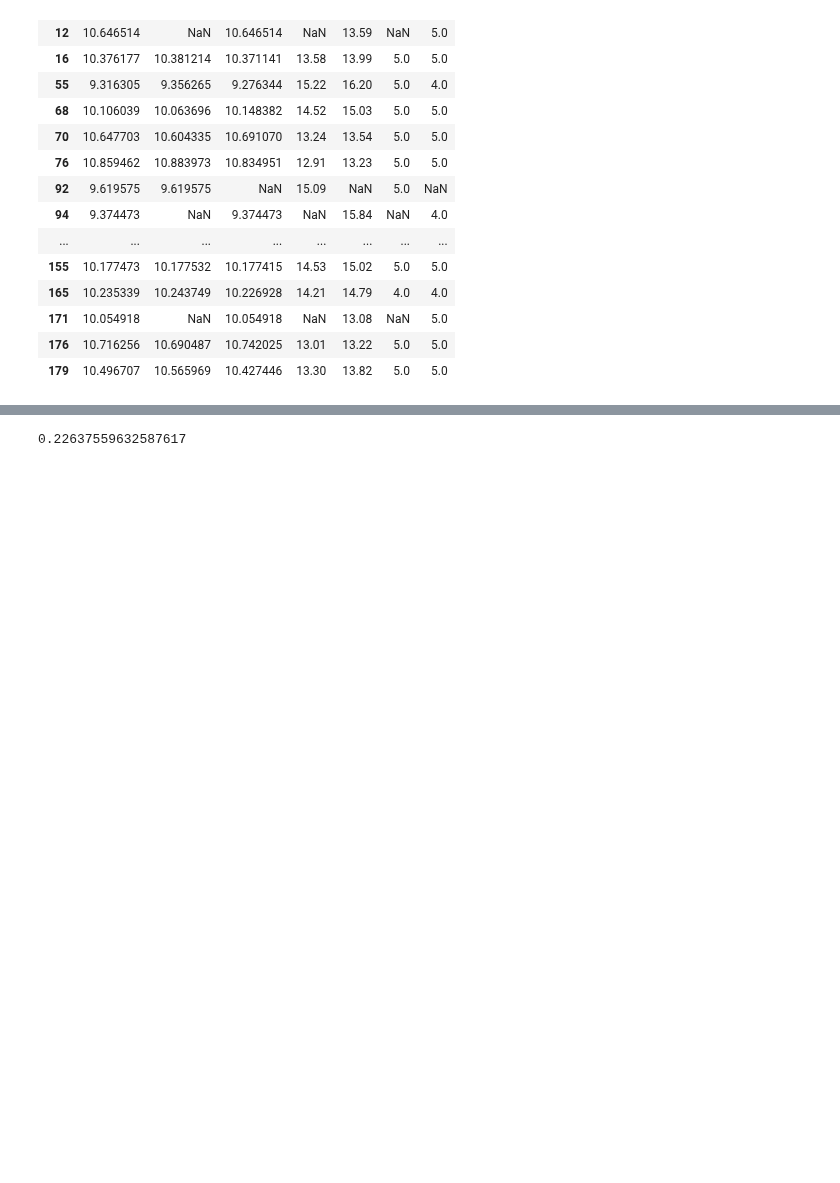
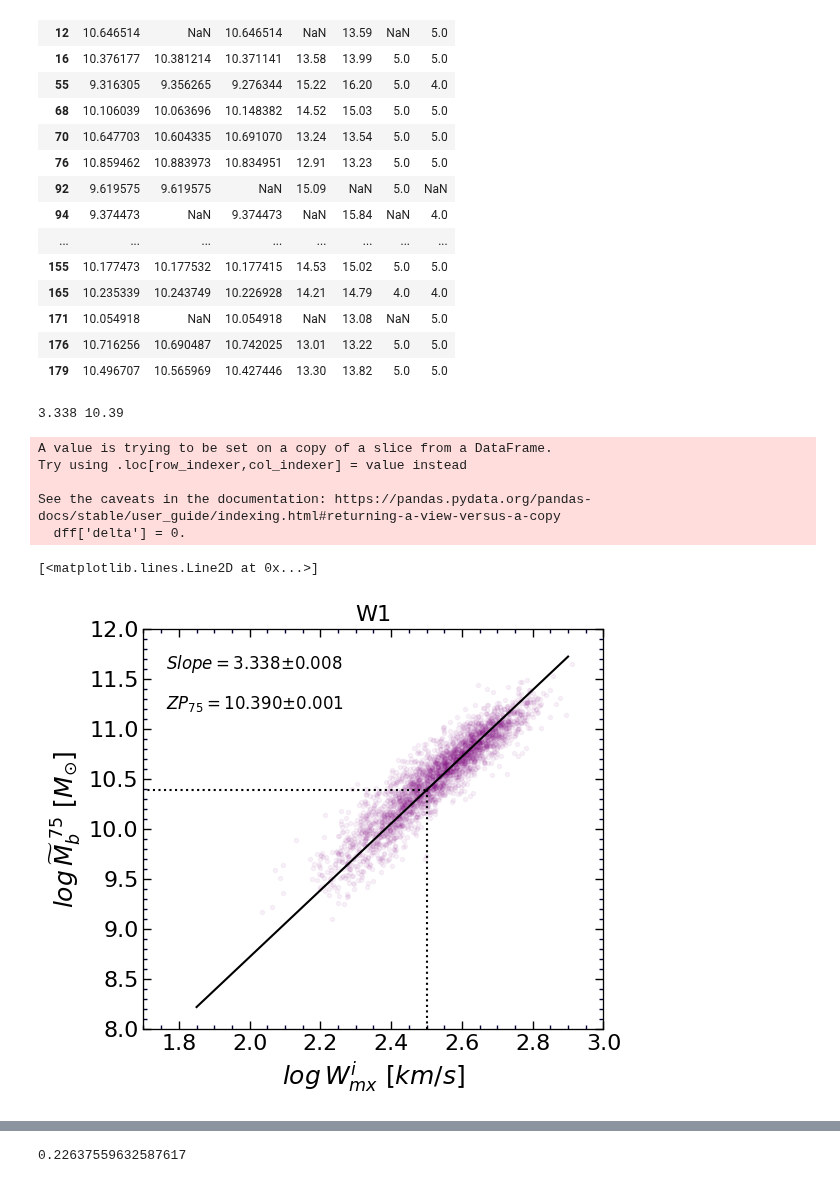
Before and after one commit to ekourkchi/test_TFRcatal, a Jupyter notebook: BTFR_MLratio_W1.ipynb, the cells around one changed output, grey strips where cells are left out. Drawn from its saved outputs; the diff is of its cells as text; code cells hidden in the pictures; blank space fills up the shorter version.

```diff
--- a/BTFR_MLratio_W1.ipynb
+++ b/BTFR_MLratio_W1.ipynb
@@ -411,6 +411,64 @@ See the caveats in the documentation: https://pandas.pydata.org/pandas-docs/stab
 mc = -6.164414544326679e-05
 def HI_corrector(mc, bc, V3k):
     return mc*V3k+bc
+# %%
+df['Mb'] = df.Ms_W1 + 1.33*(10**(np.log10(df.Mass_HI)+HI_corrector(mc, 0, df.V3k.values)))
+df['logMb'] = np.log10(df.Mb.values)
+
+dff = df[(df.Qw>2)&(df.elgWi>0)&(df.lgWmxi>0)&(df.V3k>4000)]
+std = 1.E10
+dff['delta'] = 0.
+
+m0 = 3.338
+b0 = 10.390
+dm0 = 0.008
+db0 = 0.001
+
+logW = dff.lgWmxi.values
+logWe = dff.elgWi.values
+logMass = dff.logMb.values
+
+fig = py.figure(figsize=(5, 5), dpi=100)
+fig.subplots_adjust(wspace=0, top=0.92, bottom=0.12, left=0.06, right=0.98)
+gs = gridspec.GridSpec(1,1) ; p=0
+ax = plt.subplot(gs[p]) ; p+=1
+
+##################################################################
+
+logW = dff.lgWmxi.values
+logWe = dff.elgWi.values
+logMass = dff.logMb.values
+ax.plot(logW, logMass, '.', color='purple', alpha=0.05)
+
+
+w = np.linspace(1.85,2.9,100)
+ax.plot(w, m0*(w-2.5) + b0, 'k-')
+print(m0,b0)
+
+ax.set_xlabel(r'$log \/ W_{mx}^i \/\/[km/s]$', fontsize=18)
+ax.set_ylabel(r'$log \/ \widetilde{M}_b^{\/\/75} \/\/ [M_{\odot}]$', fontsize=18)
+set_axes(ax, (1.7,3), (8,12))
+
+ax.set_title("W1", fontsize=16)
+
+Ylm = ax.get_ylim() ; Xlm = ax.get_xlim()
+x0 = 0.95*Xlm[0]+0.05*Xlm[1]
+y0 = 0.1*Ylm[0]+0.9*Ylm[1]
+ax.text(x0,y0, r"$Slope = $"+"%.3f" % m0+'$\pm$'+"%.3f" % dm0, fontsize=12, color='k')
+y0 = 0.2*Ylm[0]+0.8*Ylm[1]
+ax.text(x0,y0, r"$ZP_{75} = $"+"%.3f" % b0+'$\pm$'+"%.3f" % db0, fontsize=12, color='k')
+
+ax.plot([2.5,2.5], [8, b0], 'k:')
+ax.plot([0,2.5], [b0, b0], 'k:')
+# %% [output]
+3.338 10.39
+A value is trying to be set on a copy of a slice from a DataFrame.
+Try using .loc[row_indexer,col_indexer] = value instead
+
+See the caveats in the documentation: https://pandas.pydata.org/pandas-docs/stable/user_guide/indexing.html#returning-a-view-versus-a-copy
+  dff['delta'] = 0.
+[<matplotlib.lines.Line2D at 0x...>]
+[figure, added]
 # %%
 df['Mb'] = df.Ms_W1 + 1.33*(10**(np.log10(df.Mass_HI)+HI_corrector(mc, 0, df.V3k.values)))
 df['logMb'] = np.log10(df.Mb.values)
```
Also changed, not shown: parts of 11 cells of this notebook, 5 other files.
